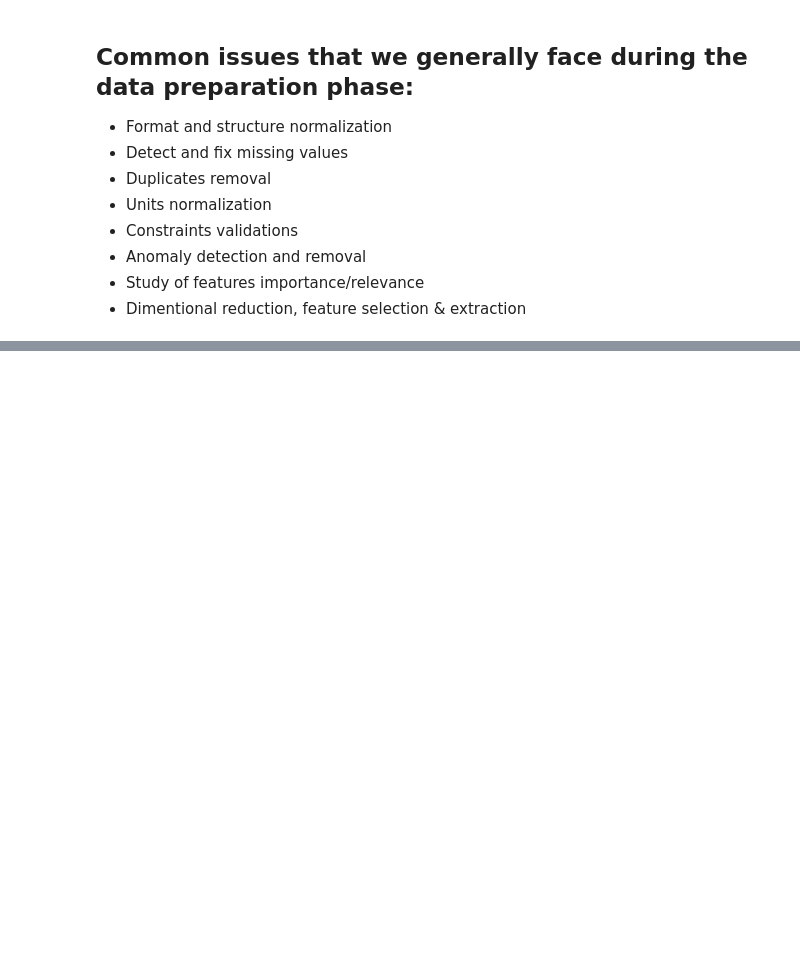
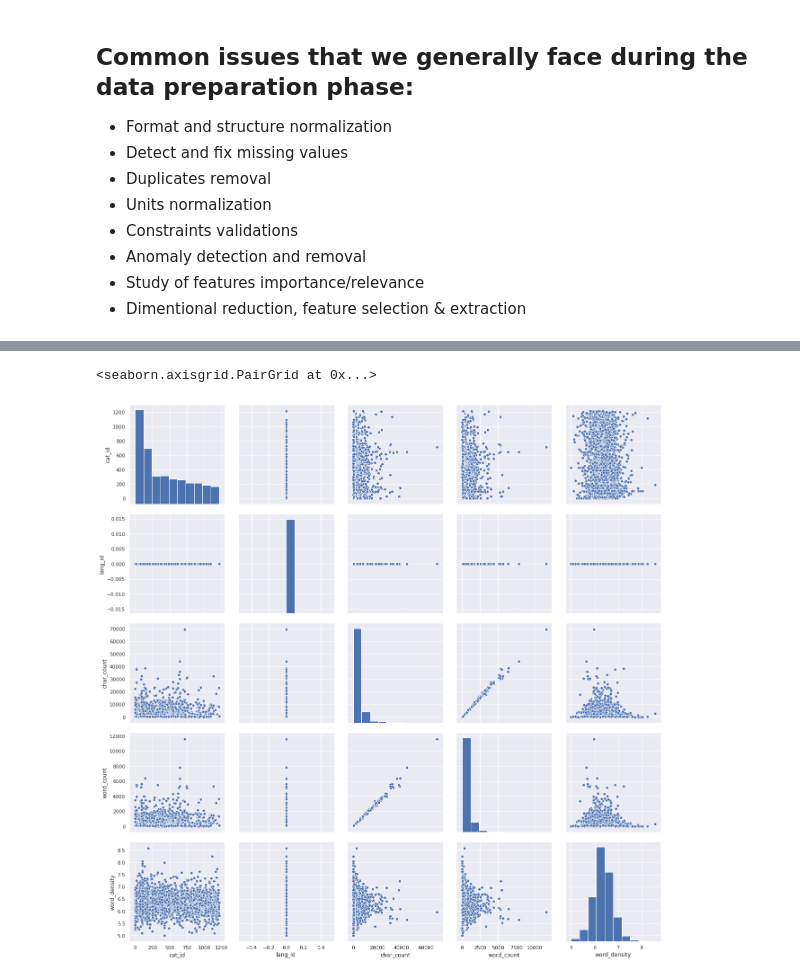
Before and after one commit to saidsef/ml-classifier, a Jupyter notebook: classifier-ml.ipynb, the cells around one changed output, grey strips where cells are left out. Drawn from its saved outputs; the diff is of its cells as text; code cells hidden in the pictures; blank space fills up the shorter version.

```diff
--- a/classifier-ml.ipynb
+++ b/classifier-ml.ipynb
@@ -90 +96,7 @@ id_to_cat = dict(cat_id_df[['cat_id', 'categories']].values)
+# %%
+sns.set()
+sns.pairplot(df, height=3.5)
+# %% [output]
+<seaborn.axisgrid.PairGrid at 0x...>
+[figure, added]
 # %%
```
Also changed, not shown: parts of 16 cells of this notebook, 1 other file.
